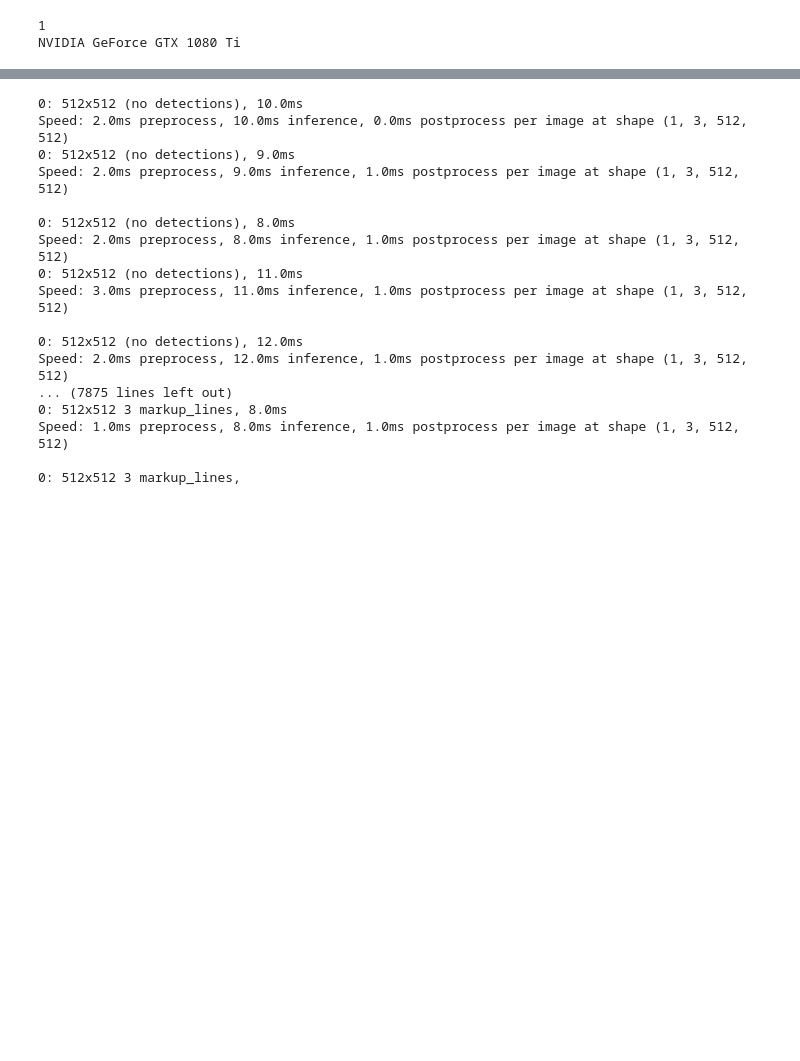
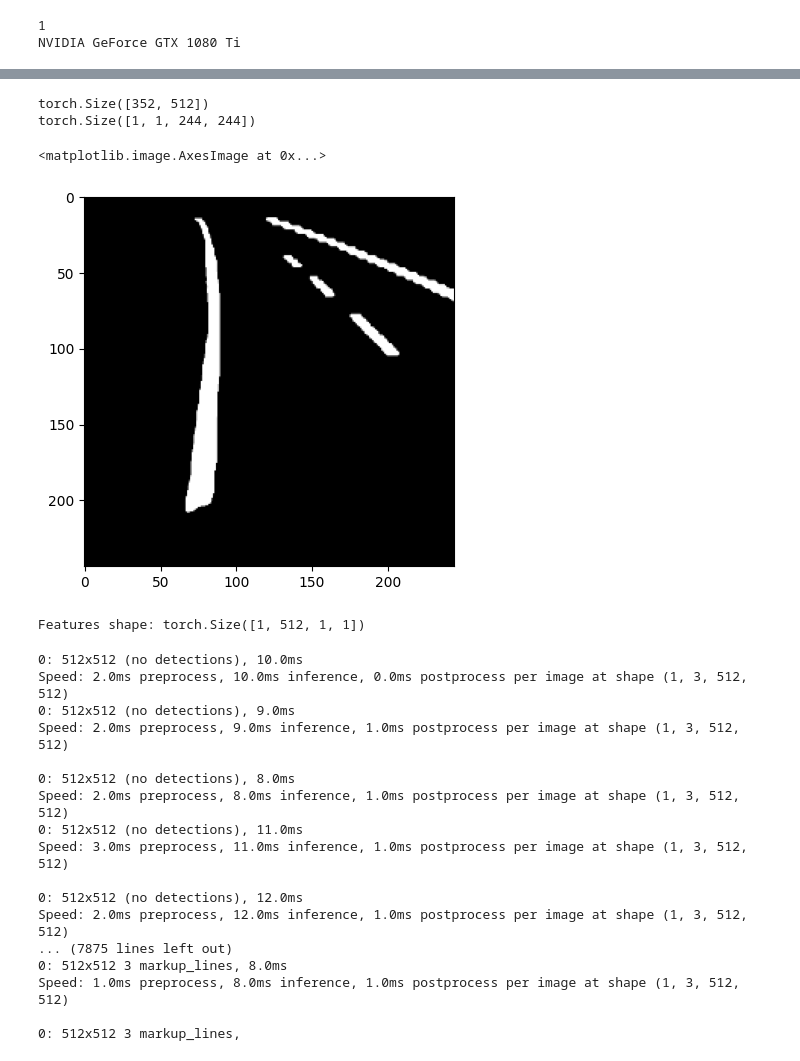
Before and after one commit to FilippYV/ETS_Autopilot, a Jupyter notebook: code_programm/lane_recognition/yolo8_seg_medel_test.ipynb, the cells around one changed output, grey strips where cells are left out. Drawn from its saved outputs; the diff is of its cells as text; code cells hidden in the pictures; blank space fills up the shorter version.

```diff
--- a/code_programm/lane_recognition/yolo8_seg_medel_test.ipynb
+++ b/code_programm/lane_recognition/yolo8_seg_medel_test.ipynb
@@ -199,3 +49,41 @@ KeyboardInterrupt:
+# %%
+import torch.nn.functional as F
+
+print(combined_mask.shape)
+resized_image = F.interpolate(combined_mask.unsqueeze(0).unsqueeze(0), size=(244, 244), mode='bilinear', align_corners=False)
+print(resized_image.shape)
+plt.imshow(resized_image.squeeze(0).squeeze(0).cpu(), 'gray')
+# %% [output]
+torch.Size([352, 512])
+torch.Size([1, 1, 244, 244])
+<matplotlib.image.AxesImage at 0x...>
+[figure, added]
+# %%
+import torch
+import torch.nn as nn
+from torchvision import models
+
+# 1. Загрузка предобученной модели VGG-19
+vgg19 = models.vgg19(pretrained=True).cuda()
+
+# 2. Обрезка модели для извлечения признаков
+model = nn.Sequential(*list(vgg19.features.children())[:36])
+
+# 3. Добавление слоя глобального усреднения (Global Average Pooling)
+# Global Average Pooling уменьшит размерность карты признаков с (14, 14) до (1, 1)
+model.add_module("global_avg_pool", nn.AdaptiveAvgPool2d((1, 1)))
+
+# 4. Подготовка изображения
+input_image = resized_image  # Пример черно-белого изображения
+input_image = input_image.repeat(1, 3, 1, 1)  # Повторяем каналы до 3, получаем [1, 3, 244, 244]
+
+# 5. Прогон изображения через модифицированную модель для извлечения признаков
+features = model(input_image)
+
+# 6. Просмотр формы тензора признаков
+print("Features shape:", features.shape)  # Например, (1, 512, 1, 1)
+# %% [output]
+Features shape: torch.Size([1, 512, 1, 1])
 # %%
 import cv2
 
```
Also changed, not shown: parts of 8 cells of this notebook.
